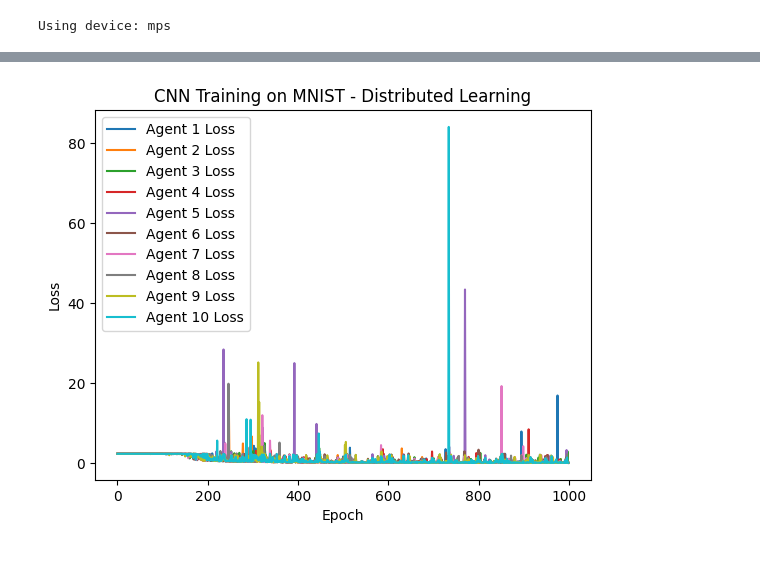
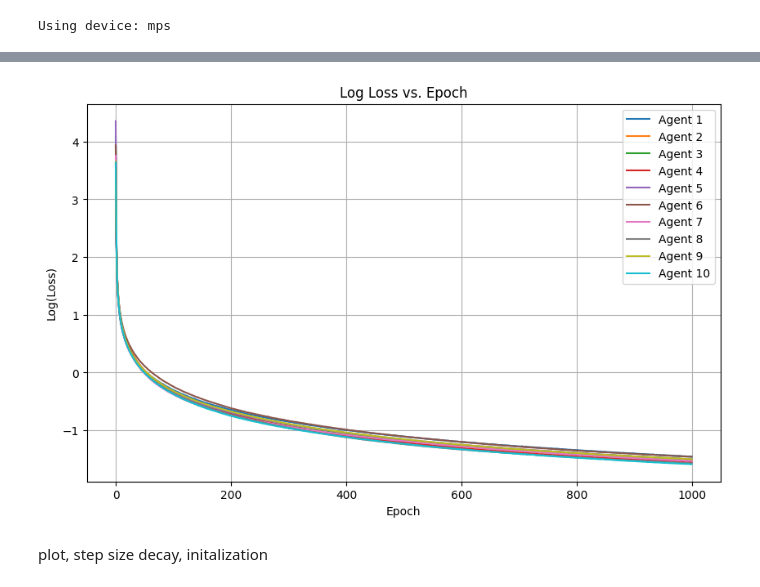
Before and after one commit to chenjunlin110/consensus, a Jupyter notebook: dgd.ipynb, the cells around one changed output, grey strips where cells are left out. Drawn from its saved outputs; the diff is of its cells as text; code cells hidden in the pictures; blank space fills up the shorter version.

```diff
--- a/dgd.ipynb
+++ b/dgd.ipynb
@@ -135,20 +137,16 @@ def time_varying_graph(G, t, change_prob=0.3, tol=1e-5, max_iters=10000, device=
     W_tensor = torch.tensor(W, dtype=torch.float32).to(device)
     return G, W_tensor
 # %%
-def run_model(epochs, num_agents, losses, models, criterions, learning_rate, use_time_varying_graph=False):
-
-    # Initialize graph and W matrix
+def run_model(epochs, num_agents, losses, models, criterions, initial_learning_rate, use_time_varying_graph=False):
     if use_time_varying_graph:
         G, W = initialize_and_make_doubly_stochastic(num_agents, device=device)
     else:
-        _, W = initialize_and_make_doubly_stochastic(num_agents, initial_graph_type="complete", device=device)
+        G, W = initialize_and_make_doubly_stochastic(num_agents, device=device)
 
     for epoch in range(epochs):
-        # --- Graph and W Matrix (Time-Varying) ---
         if use_time_varying_graph:
             G, W = time_varying_graph(G, epoch, device=device)
 
-        # --- Parameter Averaging ---
         new_params = {}
         for i in range(num_agents):
             new_params[i] = {name: torch.zeros_like(param) for name, param in models[i].named_parameters()}
@@ -160,7 +158,8 @@ def run_model(epochs, num_agents, losses, models, criterions, learning_rate, use
             for name, param in models[i].named_parameters():
                 param.data.copy_(new_params[i][name])
 
-        # --- Training Loop ---
+        # learning_rate = initial_learning_rate / (1 + math.log(max(1, epoch)**0.5))
+
         for i in range(num_agents):
             running_loss = 0.0
             for images, labels in dataloaders[i]:
@@ -174,6 +173,7 @@ def run_model(epochs, num_agents, losses, models, criterions, learning_rate, use
                         param -= learning_rate * param.grad
                     for param in models[i].parameters():
                         param.grad.zero_()
+
                 running_loss += loss.item()
             losses[i].append(running_loss / len(dataloaders[i]))
-            print(f"Agent {i+1}, Epoch {epoch+1}, Loss: {running_loss / len(dataloaders[i])}")
+            print(f"Agent {i+1}, Epoch {epoch+1}, Loss: {running_loss / len(dataloaders[i])}, LR: {learning_rate}")
@@ -180,17 +186,13 @@ def run_model(epochs, num_agents, losses, models, criterions, learning_rate, use
 # %%
 if __name__ == '__main__':
-    # Initialize models and loss functions
     models = [CNN().to(device) for _ in range(num_agents)]
-    criterions = [nn.CrossEntropyLoss() for _ in range(num_agents)]
+    for model in models:
+        model.initialize_far_from_optimal()
 
-    # Training parameters
-    epochs = 1000
-    learning_rate = 0.001
+    criterions = [nn.CrossEntropyLoss() for i in range(num_agents)]
+
     losses = [[] for _ in range(num_agents)]
+    use_time_varying_graph = False
 
-    # Choose whether to use a time-varying graph
-    use_time_varying_graph = True
-
-    # Run training
-    run_model(epochs, num_agents, losses, models, criterions, learning_rate, use_time_varying_graph)
+    run_model(epochs, num_agents, losses, models, criterions, initial_learning_rate, use_time_varying_graph)
 # %% [output]
@@ -214,11 +216,15 @@ Agent 6, Epoch 7
 # %%
-# plot
+plt.figure(figsize=(10, 6))
 for i in range(num_agents):
-    plt.plot(losses[i], label=f"Agent {i+1} Loss")
+    plt.plot(np.log(losses[i]), label=f"Agent {i+1}")  # Apply log *here*
+
 plt.xlabel("Epoch")
-plt.ylabel("Loss")
-plt.title("CNN Training on MNIST - Distributed Learning")
+plt.ylabel("Log(Loss)")
+plt.title("Log Loss vs. Epoch")
 plt.legend()
+plt.grid(True)
 plt.show()
 # %% [output]
-[figure, old version]
+[figure, new version]
+# %% [markdown]
+plot, step size decay, initalization
```
Also changed, not shown: parts of 6 cells of this notebook, 4 other files.
